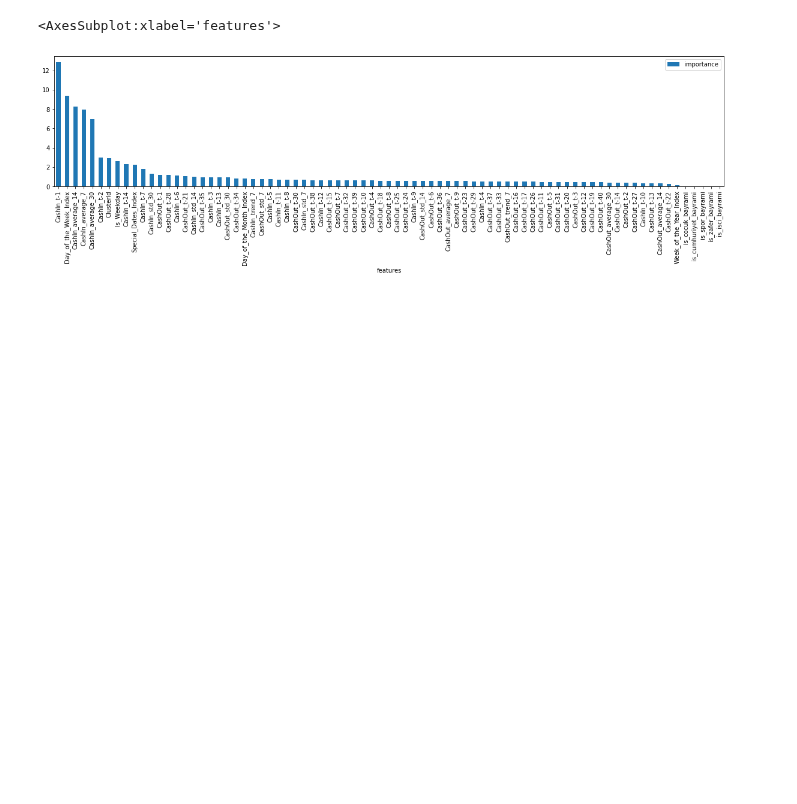
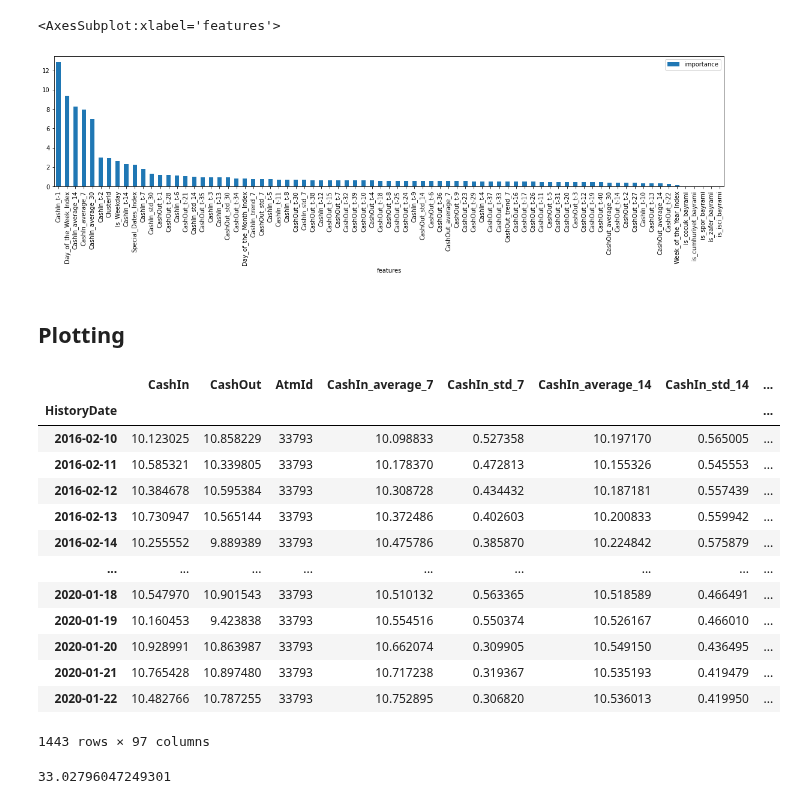
Before and after one commit to CahidArda/data-science-intenship-study, a Jupyter notebook: notebooks/tabTransformer/catboost.ipynb, the cells around one changed output. Drawn from its saved outputs; the diff is of its cells as text; code cells hidden in the pictures; blank space fills up the shorter version.

Commit message:
Add plotting

```diff
--- a/notebooks/tabTransformer/catboost.ipynb
+++ b/notebooks/tabTransformer/catboost.ipynb
@@ -134,3 +134,24 @@ importance_df.plot.bar(x='features', y='importance',figsize=(20,4))
 # %% [output]
 <AxesSubplot:xlabel='features'>
 [figure]
+# %% [markdown]
+## Plotting
+# %%
+ATM_ID = 33793
+atm_feature_set = all_atms_feature_set[all_atms_feature_set['AtmId'] == ATM_ID]
+atm_feature_set
+# %% [output]
+|  | CashIn | CashOut | AtmId | CashIn_average_7 | CashIn_std_7 | CashIn_average_14 | CashIn_std_14 | ... |
+| HistoryDate |  |  |  |  |  |  |  | ... |
+| 2016-02-10 | 10.123025 | 10.858229 | 33793 | 10.098833 | 0.527358 | 10.197170 | 0.565005 | ... |
+| 2016-02-11 | 10.585321 | 10.339805 | 33793 | 10.178370 | 0.472813 | 10.155326 | 0.545553 | ... |
+| 2016-02-12 | 10.384678 | 10.595384 | 33793 | 10.308728 | 0.434432 | 10.187181 | 0.557439 | ... |
+| 2016-02-13 | 10.730947 | 10.565144 | 33793 | 10.372486 | 0.402603 | 10.200833 | 0.559942 | ... |
+| 2016-02-14 | 10.255552 | 9.889389 | 33793 | 10.475786 | 0.385870 | 10.224842 | 0.575879 | ... |
+| ... | ... | ... | ... | ... | ... | ... | ... | ... |
+| 2020-01-18 | 10.547970 | 10.901543 | 33793 | 10.510132 | 0.563365 | 10.518589 | 0.466491 | ... |
+| 2020-01-19 | 10.160453 | 9.423838 | 33793 | 10.554516 | 0.550374 | 10.526167 | 0.466010 | ... |
+| 2020-01-20 | 10.928991 | 10.863987 | 33793 | 10.662074 | 0.309905 | 10.549150 | 0.436495 | ... |
+| 2020-01-21 | 10.765428 | 10.897480 | 33793 | 10.717238 | 0.319367 | 10.535193 | 0.419479 | ... |
+| 2020-01-22 | 10.482766 | 10.787255 | 33793 | 10.752895 | 0.306820 | 10.536013 | 0.419950 | ... |
+1443 rows × 97 columns
@@ -136,0 +169,4 @@ importance_df.plot.bar(x='features', y='importance',figsize=(20,4))
+# %%
+draw_model_error(cb, atm_feature_set[all_features], atm_feature_set['CashIn'], split_from=X_train.index[-1])
+# %% [output]
+33.02796047249301
```
Also changed, not shown: parts of 2 cells of this notebook.
